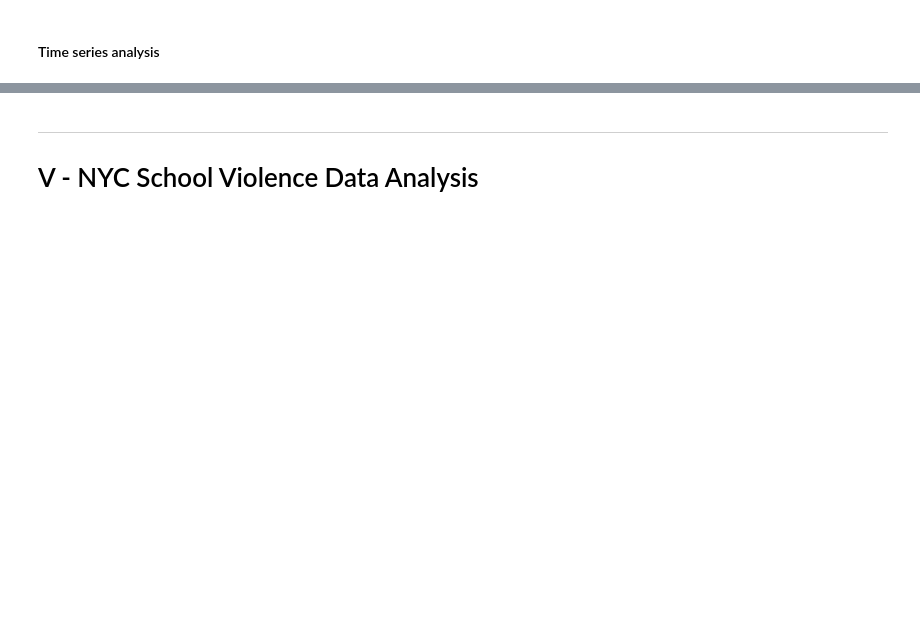
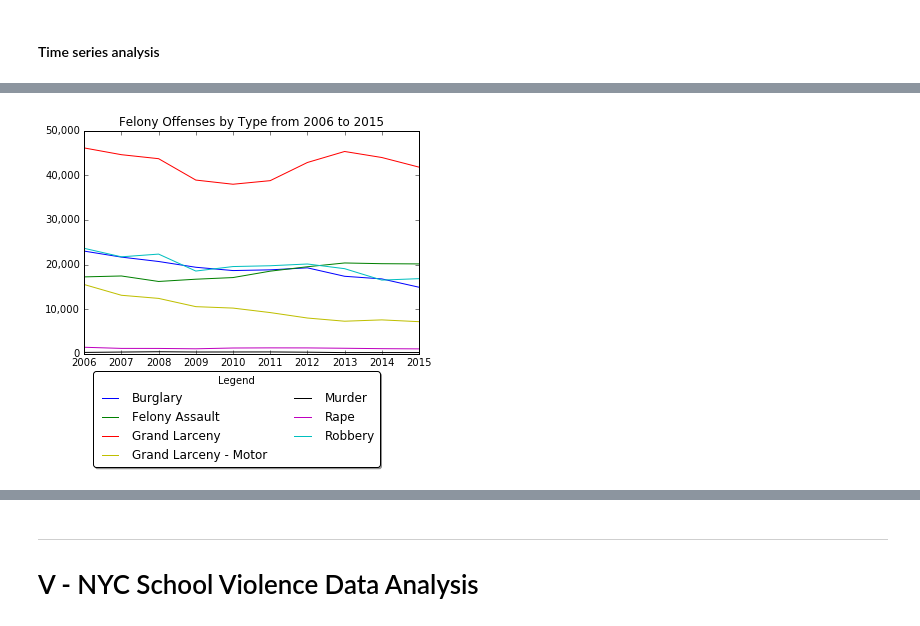
Before and after one commit to mmillervedam/INFOW18_FinalProject, a Jupyter notebook: Final Project Notebook.ipynb, the cells around one changed output, grey strips where cells are left out. Drawn from its saved outputs; the diff is of its cells as text; code cells hidden in the pictures; blank space fills up the shorter version.

```diff
--- a/Final Project Notebook.ipynb
+++ b/Final Project Notebook.ipynb
@@ -236,3 +248,38 @@ plt.legend()
+# %%
+# wanted to see a breakout of the type of offenses across years
+
+x = yearoffensecountp.index
+xlabels = [int(xl) for xl in x]
+yb = yearoffensecountp["BURGLARY"]
+yfa = yearoffensecountp["FELONY ASSAULT"]
+ygl = yearoffensecountp["GRAND LARCENY"]
+yglmv = yearoffensecountp["GRAND LARCENY OF MOTOR VEHICLE"]
+ymm = yearoffensecountp["MURDER & NON-NEGL. MANSLAUGHTE"]
+yr = yearoffensecountp["RAPE"]
+yrb = yearoffensecountp["ROBBERY"]
+
+def func(x, pos):
+    s = '{:0,d}'.format(int(x))
+    return s
+
+y_format = tkr.FuncFormatter(func)
+plt.xticks(x, xlabels)
+plt.gca().yaxis.set_major_formatter(y_format)
+
+plt.plot(x, yb, 'b-', label='Burglary')
+plt.plot(x, yfa, 'g-', label='Felony Assault')
+plt.plot(x, ygl, 'r-', label='Grand Larceny')
+plt.plot(x, yglmv, 'y-', label='Grand Larceny - Motor')
+plt.plot(x, ymm, 'k-', label='Murder')
+plt.plot(x, yr, 'm-', label='Rape')
+plt.plot(x, yrb, 'c-', label='Robbery')
+
+plt.legend(loc="best", bbox_to_anchor=[0.9, -0.05],
+           ncol=2, shadow=True, title="Legend", fancybox=True)
+plt.title('Felony Offenses by Type from 2006 to 2015')
+plt.show()
+# %% [output]
+[figure, added]
 # %%
 # get a time series view of the number of offenses per day
 dates = datecount["Short Occurrence Date"]
```
Also changed, not shown: parts of 19 cells of this notebook.
